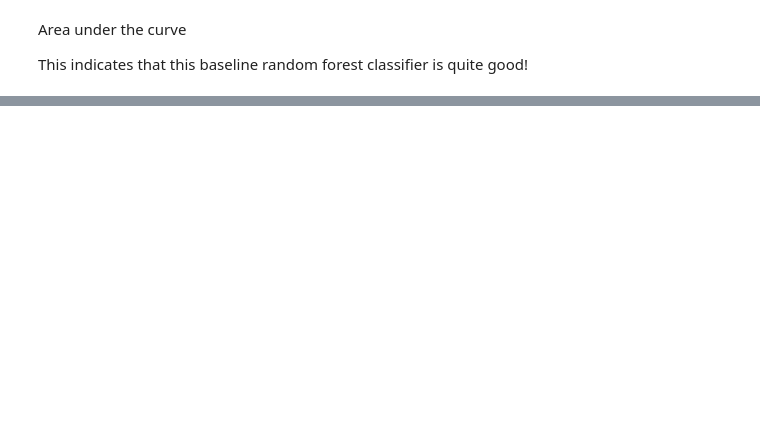
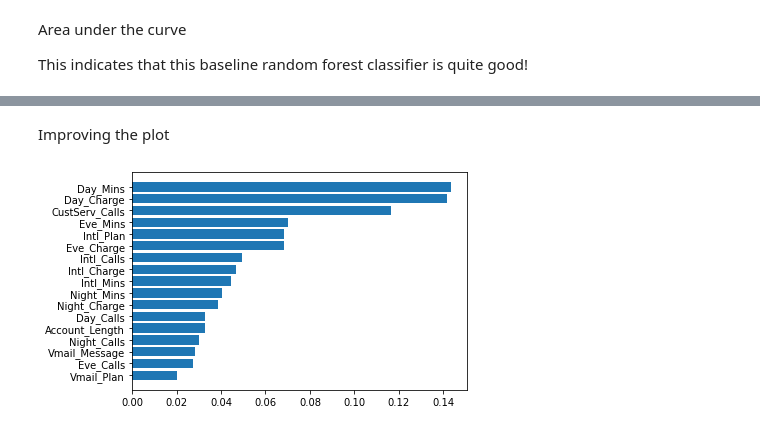
Before and after one commit to randy-tsukemen/Data_science_roadmap, a Jupyter notebook: Marketing_Analytics_Predicting_Customer_Churn.ipynb, the cells around one changed output, grey strips where cells are left out. Drawn from its saved outputs; the diff is of its cells as text; code cells hidden in the pictures; blank space fills up the shorter version.

```diff
--- a/Marketing_Analytics_Predicting_Customer_Churn.ipynb
+++ b/Marketing_Analytics_Predicting_Customer_Churn.ipynb
@@ -552,0 +662,17 @@ print(roc_auc_score(y_test, y_pred_prob))
+# %% [markdown]
+Improving the plot
+# %%
+# Sort importances
+sorted_index = np.argsort(importances)
+
+# Create labels
+labels = X_train.columns[sorted_index]
+
+# Clear current plot
+plt.clf()
+
+# Create plot
+plt.barh(range(X_train.shape[1]), importances[sorted_index], tick_label=labels)
+plt.show()
+# %% [output]
+[figure, added]
```
Also changed, not shown: parts of 18 cells of this notebook.
